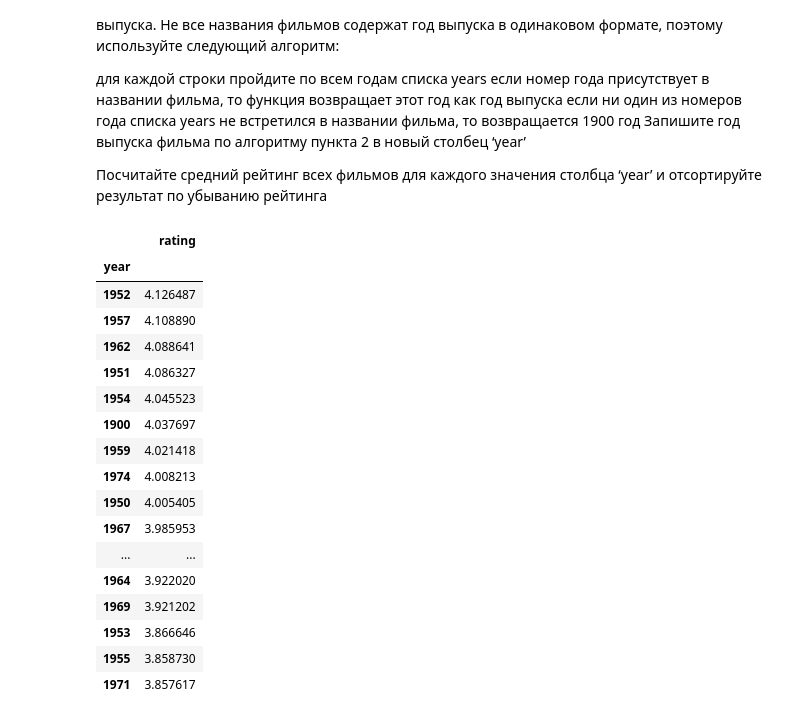
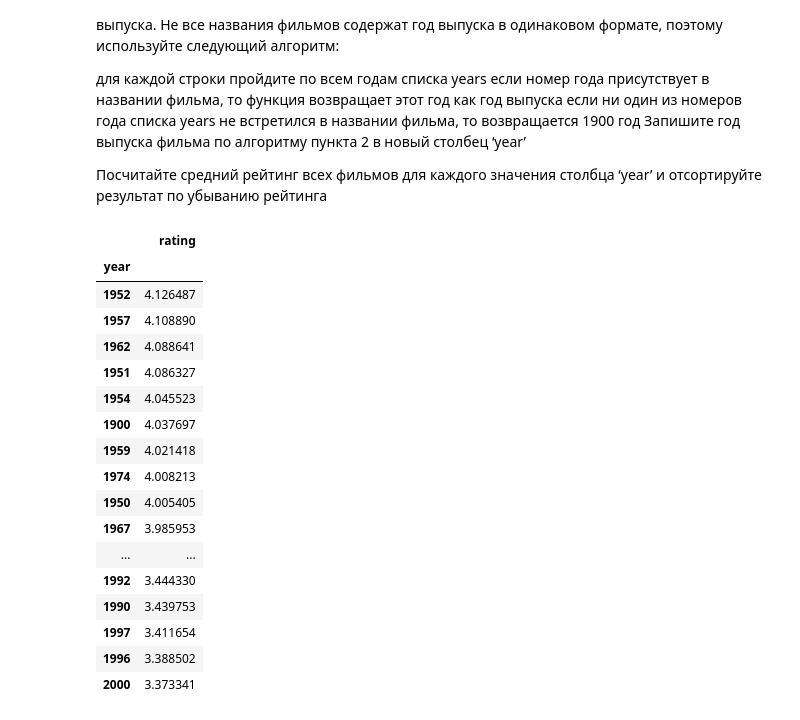
Before and after one commit to gsotsky/pyda9dz, a Jupyter notebook: pyda9dz11.ipynb, the cells around one changed output. Drawn from its saved outputs; the diff is of its cells as text; code cells hidden in the pictures.

```diff
--- a/pyda9dz11.ipynb
+++ b/pyda9dz11.ipynb
@@ -196,8 +196,10 @@ def production_year(row):
     for year_ in years:
         if str(year_) in row['movieName']:
             return year_
-        else:
+        elif not str(year_) in row['movieName']:
             year__ = '1900'
+#         else:
+#             year__ = '1900'
 
     return year__
 # %%
@@ -206,23 +208,23 @@ movies['year'] = movies.apply(production_year, axis=1)
 joined = ratings.merge(movies, on='movieId', how='left')
 years_rate = joined[['rating', 'year']]
 # %%
-years_rate.groupby('year').mean().sort_values('rating', ascending=False).head(20)
+years_rate.groupby('year').mean().sort_values('rating', ascending=False).head(70)
 # %% [output]
 |  | rating |
 | year |  |
 | 1952 | 4.126487 |
 | 1957 | 4.108890 |
 | 1962 | 4.088641 |
 | 1951 | 4.086327 |
 | 1954 | 4.045523 |
 | 1900 | 4.037697 |
 | 1959 | 4.021418 |
 | 1974 | 4.008213 |
 | 1950 | 4.005405 |
 | 1967 | 3.985953 |
 | ... | ... |
-| 1964 | 3.922020 |
-| 1969 | 3.921202 |
-| 1953 | 3.866646 |
-| 1955 | 3.858730 |
-| 1971 | 3.857617 |
+| 1992 | 3.444330 |
+| 1990 | 3.439753 |
+| 1997 | 3.411654 |
+| 1996 | 3.388502 |
+| 2000 | 3.373341 |
```
Also changed, not shown: parts of 7 cells of this notebook.
